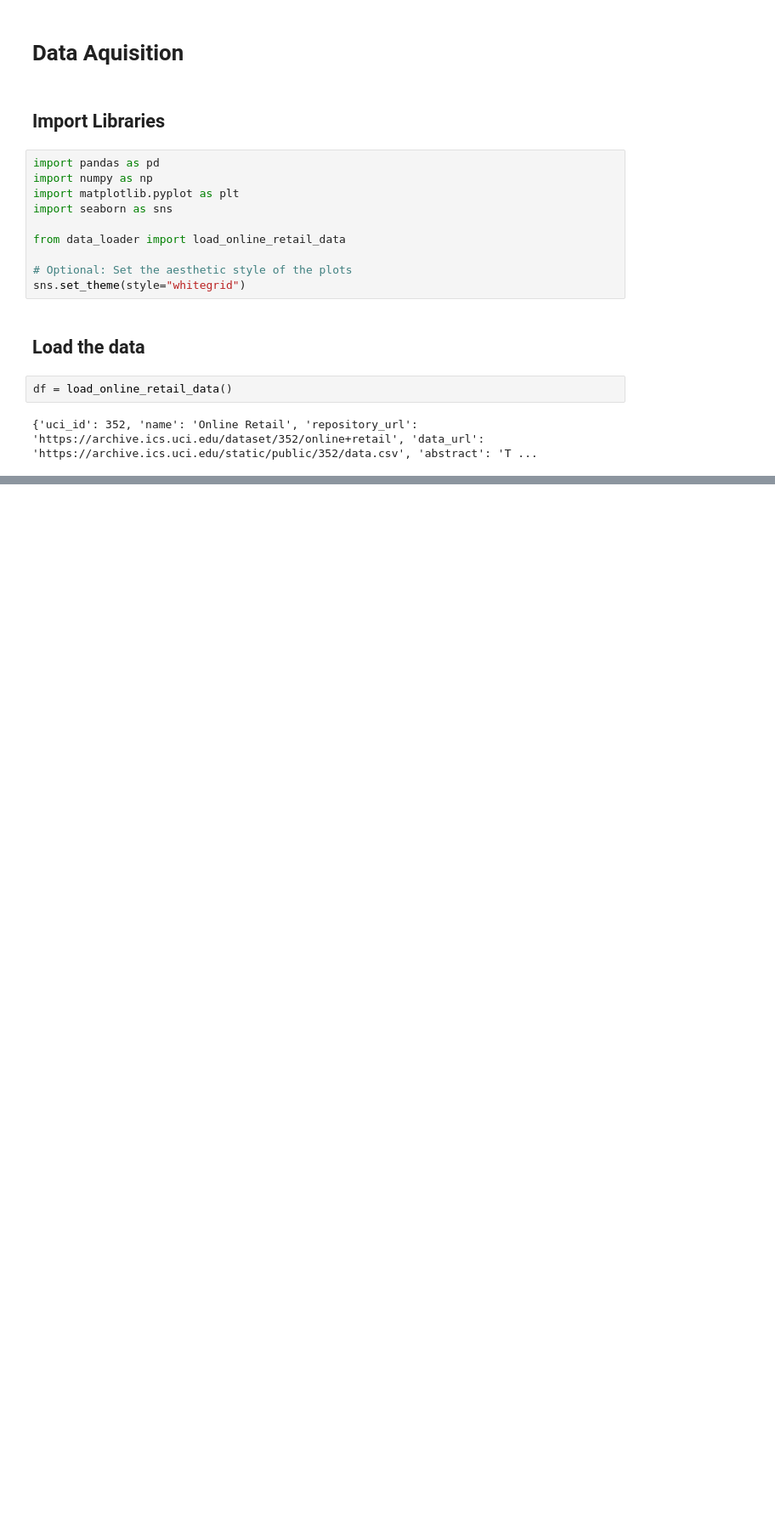
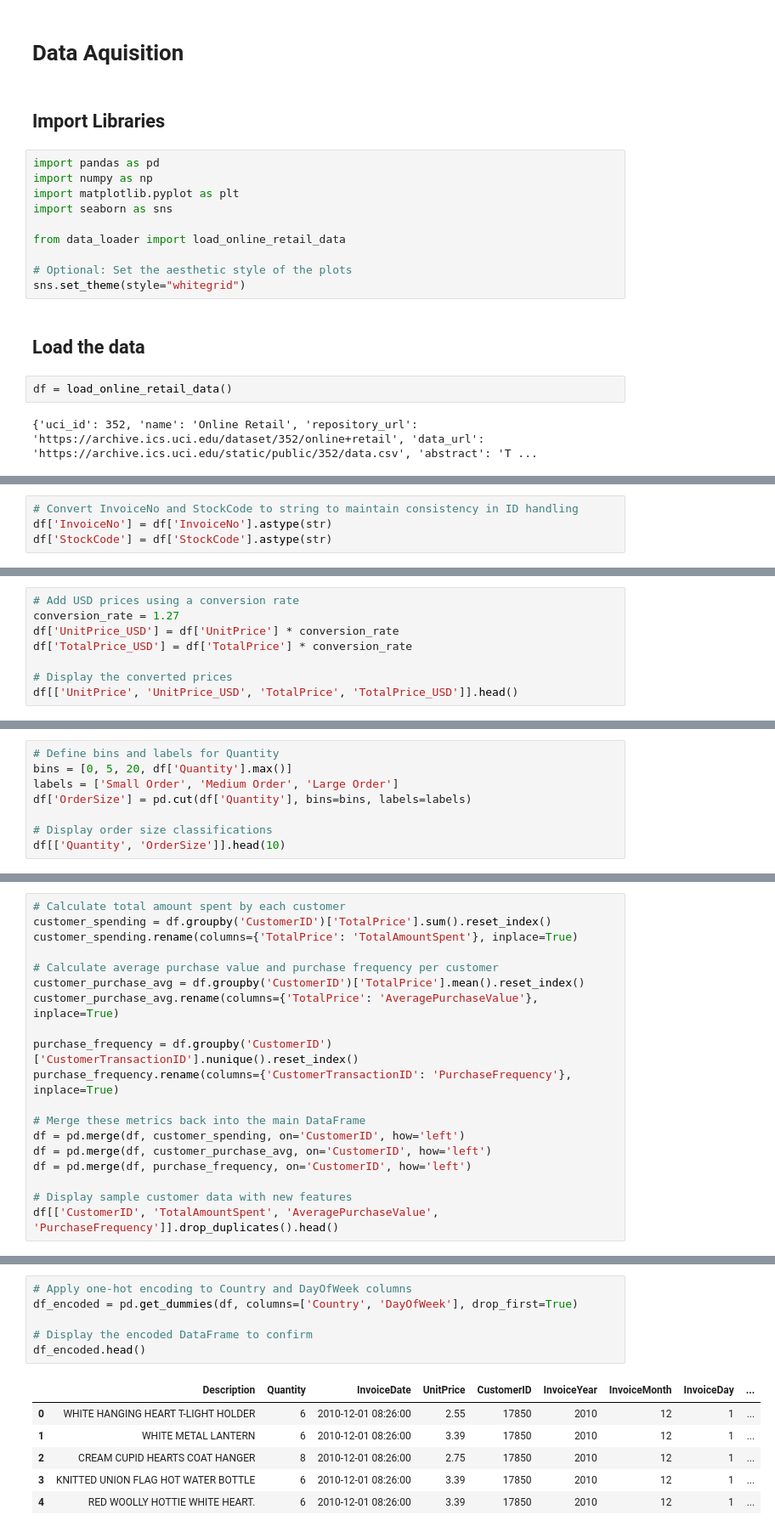
Before and after one commit to Aditya-gam/Online-Retail-Data-Analysis, a Jupyter notebook: data_aquisition_and_EDA.ipynb, the cells around one changed output, grey strips where cells are left out. Shown at 85% size. Cells and saved outputs as stored; diff of their text form; blank space fills up the shorter version.

Commit message:
Completed data aquisition, cleaning, integeration and transformation

```diff
--- a/data_aquisition_and_EDA.ipynb
+++ b/data_aquisition_and_EDA.ipynb
@@ -44,0 +285,4 @@ dtypes: float64(2), int64(1), object(3)
+# %%
+# Convert InvoiceNo and StockCode to string to maintain consistency in ID handling
+df['InvoiceNo'] = df['InvoiceNo'].astype(str)
+df['StockCode'] = df['StockCode'].astype(str)
@@ -44,0 +356,8 @@ dtypes: float64(2), int64(1), object(3)
+# %%
+# Add USD prices using a conversion rate
+conversion_rate = 1.27
+df['UnitPrice_USD'] = df['UnitPrice'] * conversion_rate
+df['TotalPrice_USD'] = df['TotalPrice'] * conversion_rate
+
+# Display the converted prices
+df[['UnitPrice', 'UnitPrice_USD', 'TotalPrice', 'TotalPrice_USD']].head()
@@ -44,0 +375,8 @@ dtypes: float64(2), int64(1), object(3)
+# %%
+# Define bins and labels for Quantity
+bins = [0, 5, 20, df['Quantity'].max()]
+labels = ['Small Order', 'Medium Order', 'Large Order']
+df['OrderSize'] = pd.cut(df['Quantity'], bins=bins, labels=labels)
+
+# Display order size classifications
+df[['Quantity', 'OrderSize']].head(10)
@@ -44,0 +403,19 @@ dtypes: float64(2), int64(1), object(3)
+# %%
+# Calculate total amount spent by each customer
+customer_spending = df.groupby('CustomerID')['TotalPrice'].sum().reset_index()
+customer_spending.rename(columns={'TotalPrice': 'TotalAmountSpent'}, inplace=True)
+
+# Calculate average purchase value and purchase frequency per customer
+customer_purchase_avg = df.groupby('CustomerID')['TotalPrice'].mean().reset_index()
+customer_purchase_avg.rename(columns={'TotalPrice': 'AveragePurchaseValue'}, inplace=True)
+
+purchase_frequency = df.groupby('CustomerID')['CustomerTransactionID'].nunique().reset_index()
+purchase_frequency.rename(columns={'CustomerTransactionID': 'PurchaseFrequency'}, inplace=True)
+
+# Merge these metrics back into the main DataFrame
+df = pd.merge(df, customer_spending, on='CustomerID', how='left')
+df = pd.merge(df, customer_purchase_avg, on='CustomerID', how='left')
+df = pd.merge(df, purchase_frequency, on='CustomerID', how='left')
+
+# Display sample customer data with new features
+df[['CustomerID', 'TotalAmountSpent', 'AveragePurchaseValue', 'PurchaseFrequency']].drop_duplicates().head()
@@ -44,0 +460,13 @@ dtypes: float64(2), int64(1), object(3)
+# %%
+# Apply one-hot encoding to Country and DayOfWeek columns
+df_encoded = pd.get_dummies(df, columns=['Country', 'DayOfWeek'], drop_first=True)
+
+# Display the encoded DataFrame to confirm
+df_encoded.head()
+# %% [output]
+|  | Description | Quantity | InvoiceDate | UnitPrice | CustomerID | InvoiceYear | InvoiceMonth | InvoiceDay | ... |
+| 0 | WHITE HANGING HEART T-LIGHT HOLDER | 6 | 2010-12-01 08:26:00 | 2.55 | 17850 | 2010 | 12 | 1 | ... |
+| 1 | WHITE METAL LANTERN | 6 | 2010-12-01 08:26:00 | 3.39 | 17850 | 2010 | 12 | 1 | ... |
+| 2 | CREAM CUPID HEARTS COAT HANGER | 8 | 2010-12-01 08:26:00 | 2.75 | 17850 | 2010 | 12 | 1 | ... |
+| 3 | KNITTED UNION FLAG HOT WATER BOTTLE | 6 | 2010-12-01 08:26:00 | 3.39 | 17850 | 2010 | 12 | 1 | ... |
+| 4 | RED WOOLLY HOTTIE WHITE HEART. | 6 | 2010-12-01 08:26:00 | 3.39 | 17850 | 2010 | 12 | 1 | ... |
```
Also changed, not shown: parts of 46 cells of this notebook.
